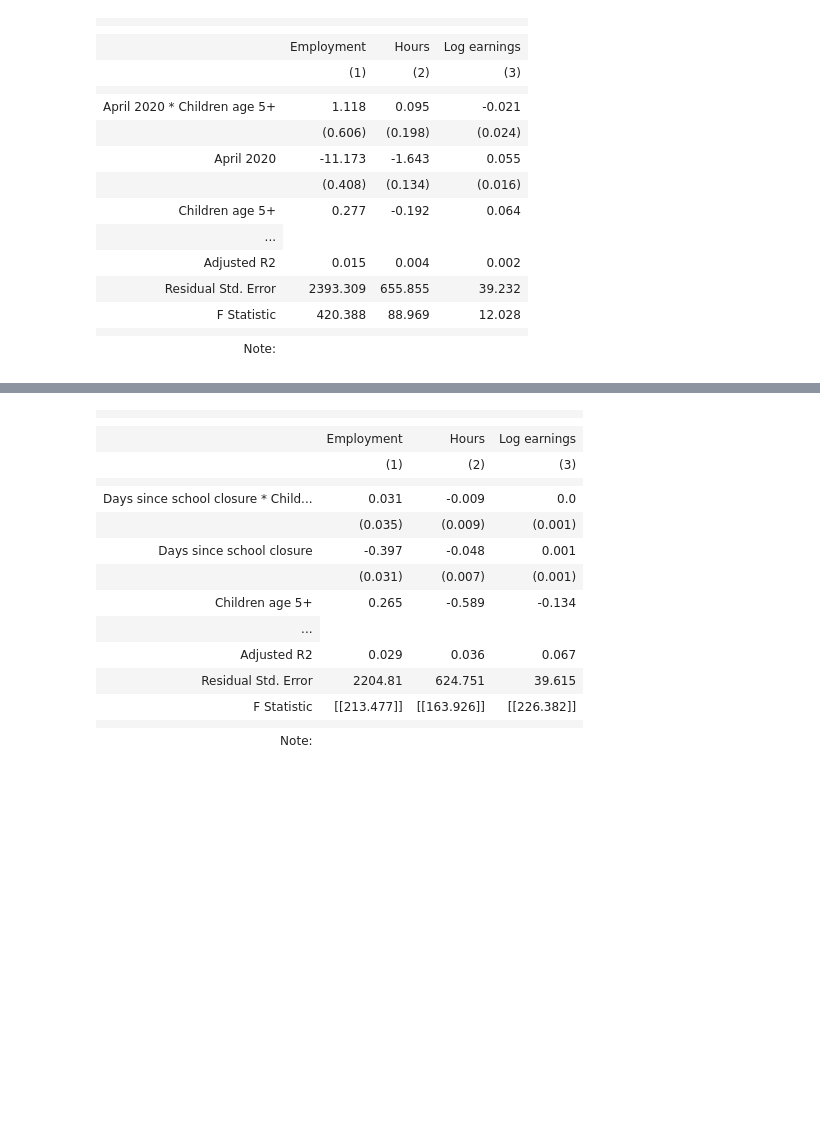
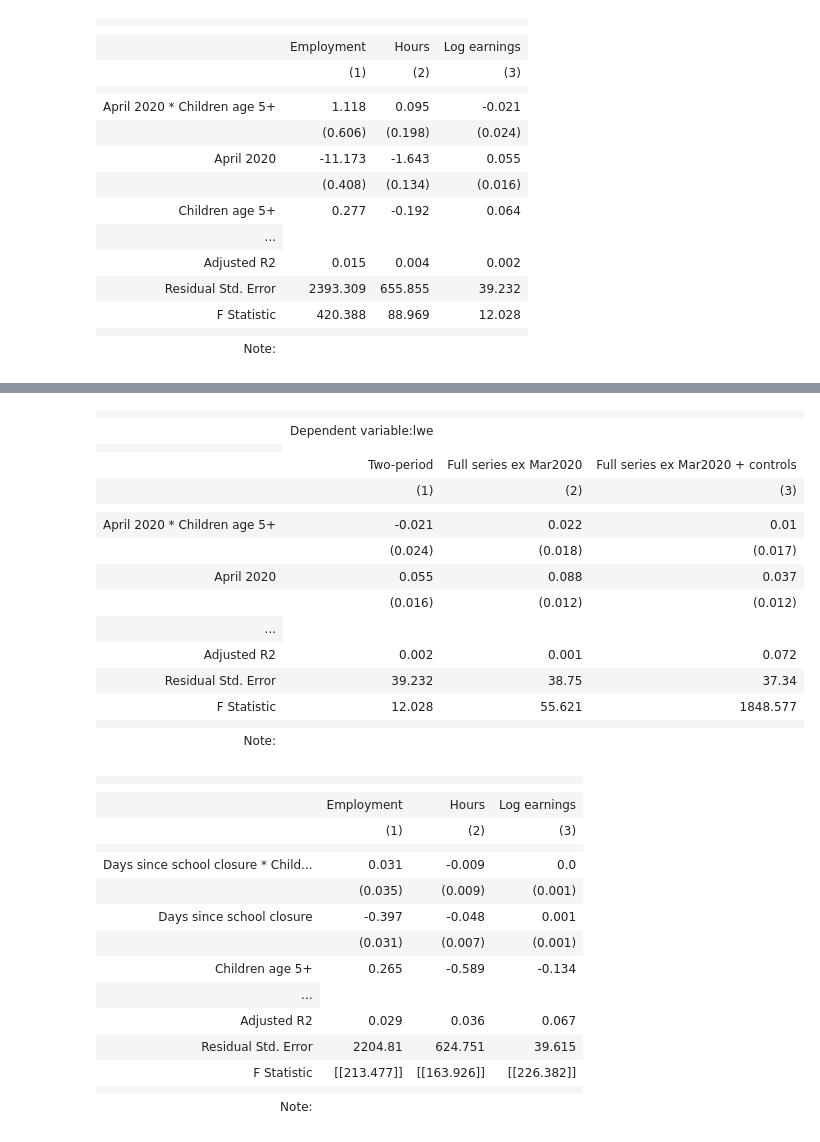
Before and after one commit to MaxGhenis/mit_1432, a Jupyter notebook: p3_regressions.ipynb, the cells around one changed output, grey strips where cells are left out. Drawn from its saved outputs; the diff is of its cells as text; code cells hidden in the pictures; blank space fills up the shorter version.

```diff
--- a/p3_regressions.ipynb
+++ b/p3_regressions.ipynb
@@ -354,3 +379,27 @@ HTML(s_emp.render_html())
+# %%
+s_lwe = sg([m_dd0['lwe'], m_no_mar2020['lwe'], m_no_mar2020_controls['lwe']],
+           DD_COLS + ['const'],
+           ['Two-period', 'Full series ex Mar2020',
+            'Full series ex Mar2020 + controls'],
+           'dd_lwe')
+HTML(s_lwe.render_html())
+# %% [output]
+|  |  |  |  |
+|  | Dependent variable:lwe |  |  |
+|  |
+|  | Two-period | Full series ex Mar2020 | Full series ex Mar2020 + controls |
+|  | (1) | (2) | (3) |
+|  |  |  |  |
+| April 2020 * Children age 5+ | -0.021 | 0.022 | 0.01 |
+|  | (0.024) | (0.018) | (0.017) |
+| April 2020 | 0.055 | 0.088 | 0.037 |
+|  | (0.016) | (0.012) | (0.012) |
+| ... |
+| Adjusted R2 | 0.002 | 0.001 | 0.072 |
+| Residual Std. Error | 39.232 | 38.75 | 37.34 |
+| F Statistic | 12.028 | 55.621 | 1848.577 |
+|  |  |  |  |
+| Note: |
 # %%
 s_intensity = sg([m_intensity['emp'], m_intensity['hours'],
                   m_intensity['lwe']],
```
Also changed, not shown: parts of 7 cells of this notebook, 2 other files.
